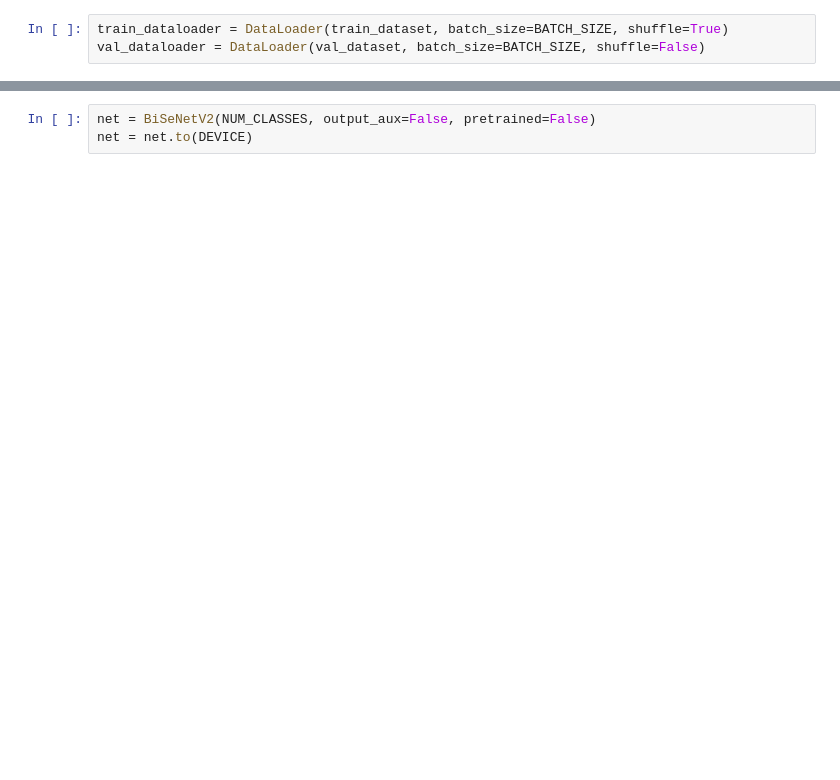
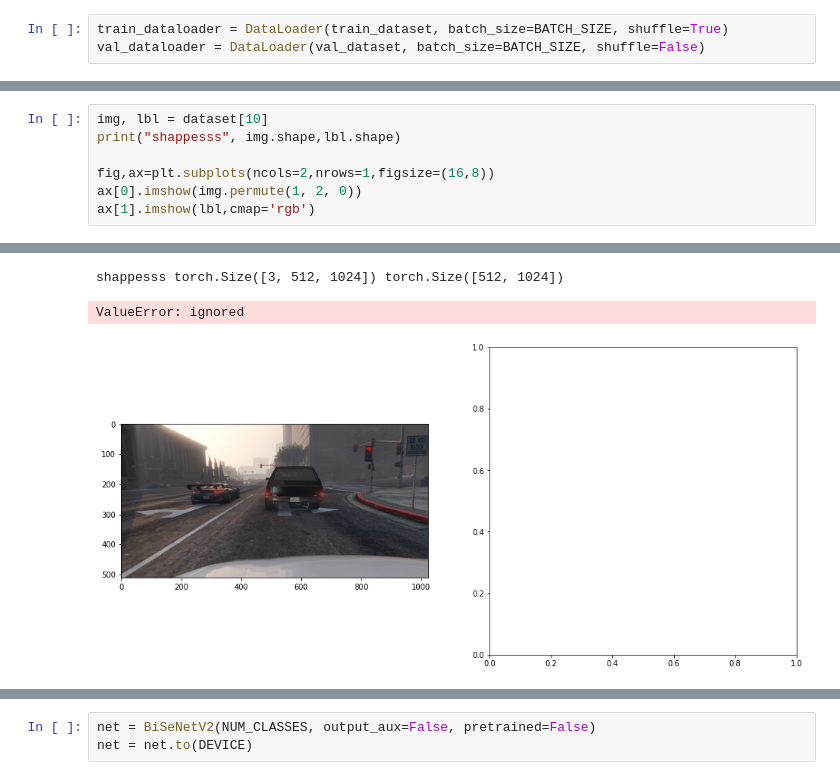
Before and after one commit to selenakkaya/FSS-self-driving-cars, a Jupyter notebook: Step4/main_gta5.ipynb, the cells around one changed output, grey strips where cells are left out. Cells and saved outputs as stored; diff of their text form; blank space fills up the shorter version.

```diff
--- a/Step4/main_gta5.ipynb
+++ b/Step4/main_gta5.ipynb
@@ -115,0 +186,8 @@ val_dataloader = DataLoader(val_dataset, batch_size=BATCH_SIZE, shuffle=False)
+# %%
+img, lbl = dataset[10]
+print("shappesss", img.shape,lbl.shape)
+
+fig,ax=plt.subplots(ncols=2,nrows=1,figsize=(16,8))
+ax[0].imshow(img.permute(1, 2, 0))
+ax[1].imshow(lbl,cmap='rgb')
+# %% [output]
@@ -115,0 +195,3 @@ val_dataloader = DataLoader(val_dataset, batch_size=BATCH_SIZE, shuffle=False)
+shappesss torch.Size([3, 512, 1024]) torch.Size([512, 1024])
+ValueError: ignored
+[figure, added]
```
Also changed, not shown: parts of 15 cells of this notebook, 4 other files.
